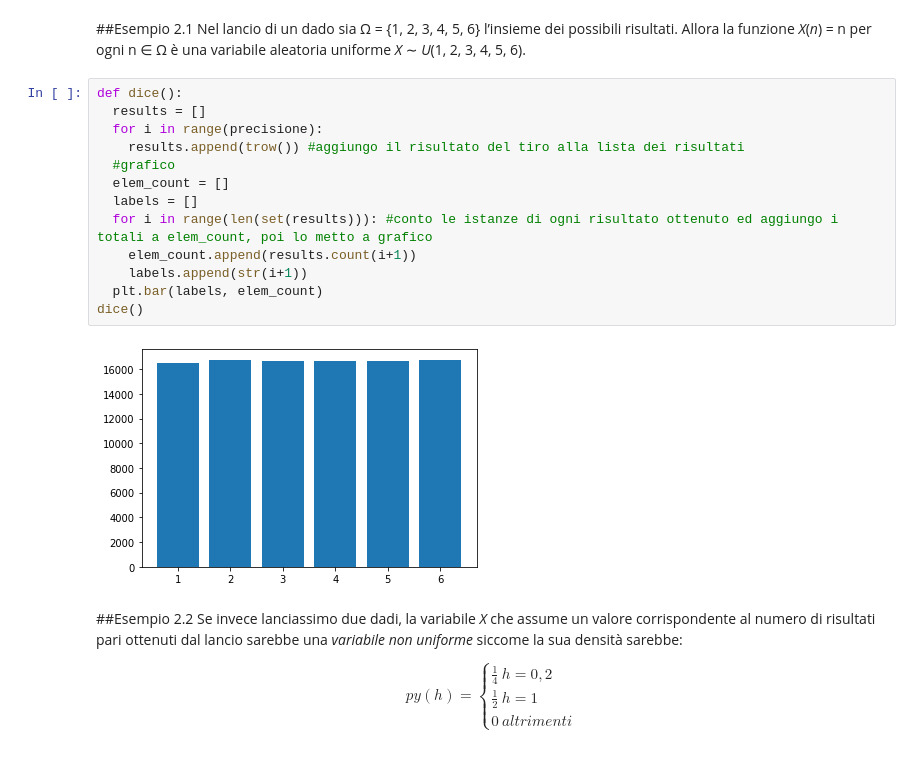
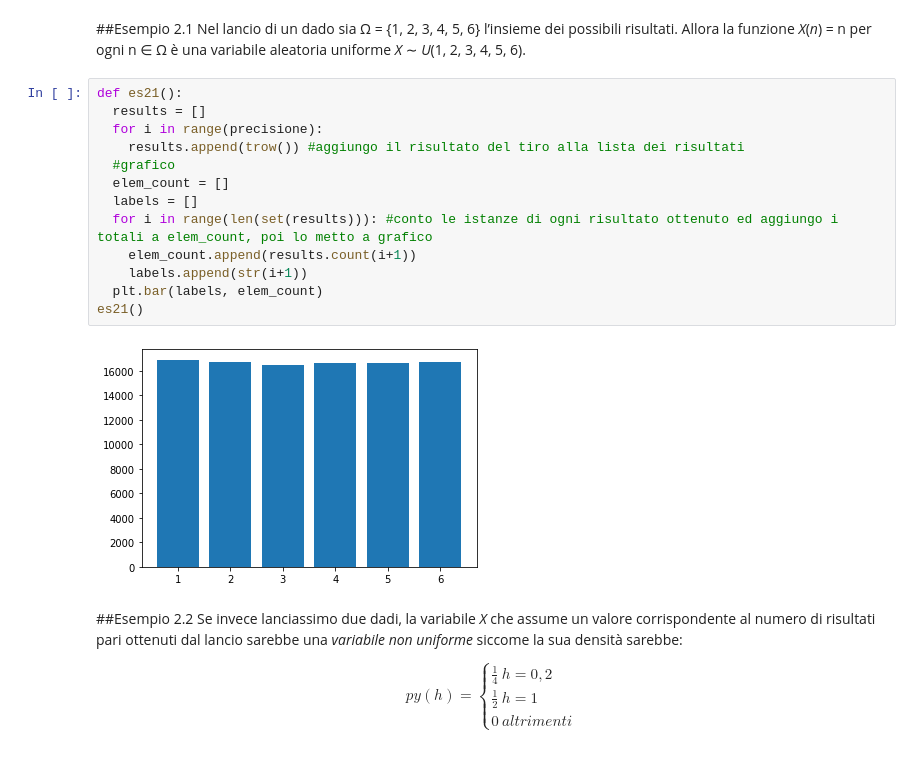
Before and after one commit to MontiMic/Tesi, a Jupyter notebook: Untitled1.ipynb, the cells around one changed output. Drawn from its saved outputs; the diff is of its cells as text.

```diff
--- a/Untitled1.ipynb
+++ b/Untitled1.ipynb
@@ -199,20 +199,20 @@ La densità è quindi:
 Nel lancio di un dado sia Ω = {1, 2, 3, 4, 5, 6} l’insieme dei possibili risultati.
 Allora la funzione _X_(_n_) = n per ogni n ∈ Ω è una variabile aleatoria uniforme _X_ ∼ _U_(1, 2, 3, 4, 5, 6).
 # %%
-def dice():
+def es21():
   results = []
   for i in range(precisione):
     results.append(trow()) #aggiungo il risultato del tiro alla lista dei risultati
   #grafico
   elem_count = []
   labels = []
   for i in range(len(set(results))): #conto le istanze di ogni risultato ottenuto ed aggiungo i totali a elem_count, poi lo metto a grafico
     elem_count.append(results.count(i+1))
     labels.append(str(i+1))
   plt.bar(labels, elem_count)
-dice()
+es21()
 # %% [output]
-[figure, old version]
+[figure, new version]
 # %% [markdown]
 ##Esempio 2.2
 Se invece lanciassimo due dadi, la variabile _X_ che assume un valore corrispondente al numero di risultati pari ottenuti dal lancio sarebbe una _variabile non uniforme_ siccome la sua densità sarebbe:
```
Also changed, not shown: parts of 25 cells of this notebook.
